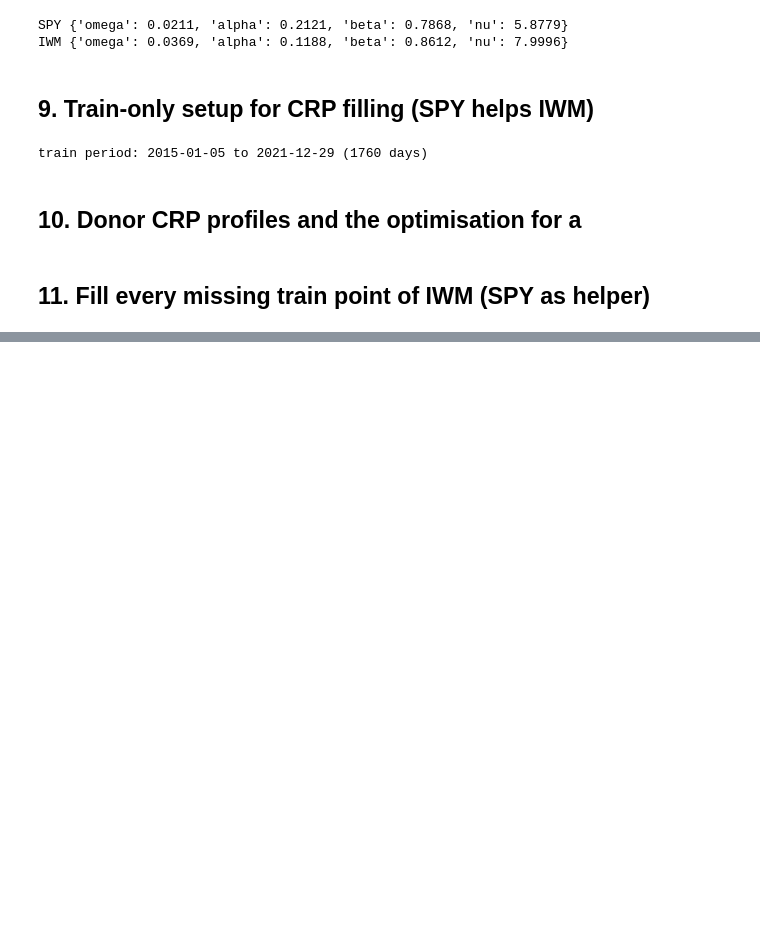
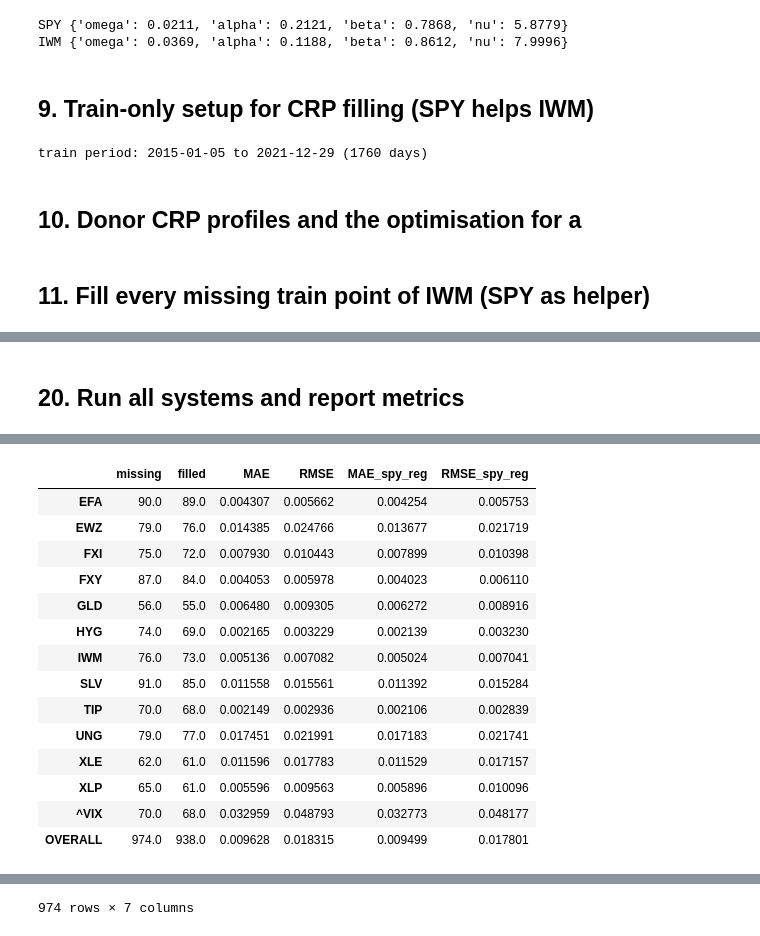
Before and after one commit to Anastasios-Vlachmpeis/RQA_for_Financial_Dynamics, a Jupyter notebook: notebooks/rps4missingDataReconstruction/rps4missingdata.ipynb, the cells around one changed output, grey strips where cells are left out. Drawn from its saved outputs; the diff is of its cells as text; code cells hidden in the pictures; blank space fills up the shorter version.

```diff
--- a/notebooks/rps4missingDataReconstruction/rps4missingdata.ipynb
+++ b/notebooks/rps4missingDataReconstruction/rps4missingdata.ipynb
@@ -793,0 +1073,56 @@ comparison_all
+# %% [markdown]
+## 20. Run all systems and report metrics
+# %%
+all_analog_rows = []
+for product in ALL_TARGETS:
+    ctx = build_analog_context(product)
+    missing_dates = removed_days[product].index[
+        (removed_days[product].index >= TRAIN_DATES.min())
+        & (removed_days[product].index <= TRAIN_END)]
+    n_filled = 0
+    for date in missing_dates:
+        pos = int(TRAIN_DATES.get_loc(date))
+        sig_t = float(sigma_all[product].loc[date])
+        actual = float(returns[product].loc[date])
+        row = {"product": product, "date": date, "actual_return": actual,
+               "pred_return": np.nan, "pred_spy_reg": np.nan,
+               "a_hat": np.nan, "status": "skipped"}
+        pred = predict_analog_product(ctx, pos, BEST_K, BEST_SHRINK)
+        if pred is not None:
+            a_hat, base_a, _resid = pred
+            row.update({"a_hat": a_hat,
+                        "pred_return": a_hat * sig_t,
+                        "pred_spy_reg": base_a * sig_t,
+                        "status": "filled"})
+            n_filled += 1
+        all_analog_rows.append(row)
+    print(f"{product}: {n_filled}/{len(missing_dates)} missing train points filled "
+          f"(beta = {ctx['beta_global']:.3f}, donors = {len(ctx['donor_positions'])})")
+
+analog_all = pd.DataFrame(all_analog_rows)
+filled_all = analog_all[analog_all["status"] == "filled"].copy()
+filled_all["error"] = filled_all["pred_return"] - filled_all["actual_return"]
+filled_all["error_base"] = filled_all["pred_spy_reg"] - filled_all["actual_return"]
+
+def _group_metrics(g):
+    return pd.Series({
+        "missing": int((analog_all["product"] == g.name).sum()) if hasattr(g, "name") else len(g),
+        "filled": len(g),
+        "MAE": float(np.abs(g["error"]).mean()),
+        "RMSE": float(np.sqrt((g["error"] ** 2).mean())),
+        "MAE_spy_reg": float(np.abs(g["error_base"]).mean()),
+        "RMSE_spy_reg": float(np.sqrt((g["error_base"] ** 2).mean())),
+    })
+
+metrics_by_system = filled_all.groupby("product").apply(_group_metrics)
+overall = pd.Series({
+    "missing": len(analog_all), "filled": len(filled_all),
+    "MAE": float(np.abs(filled_all["error"]).mean()),
+    "RMSE": float(np.sqrt((filled_all["error"] ** 2).mean())),
+    "MAE_spy_reg": float(np.abs(filled_all["error_base"]).mean()),
+    "RMSE_spy_reg": float(np.sqrt((filled_all["error_base"] ** 2).mean())),
+}, name="OVERALL")
+metrics_table = pd.concat([metrics_by_system, overall.to_frame().T])
+display(metrics_table)
+analog_all.sort_values(["product", "date"])
+# %% [output]
@@ -793,0 +1142,15 @@ comparison_all
+|  | missing | filled | MAE | RMSE | MAE_spy_reg | RMSE_spy_reg |
+| EFA | 90.0 | 89.0 | 0.004307 | 0.005662 | 0.004254 | 0.005753 |
+| EWZ | 79.0 | 76.0 | 0.014385 | 0.024766 | 0.013677 | 0.021719 |
+| FXI | 75.0 | 72.0 | 0.007930 | 0.010443 | 0.007899 | 0.010398 |
+| FXY | 87.0 | 84.0 | 0.004053 | 0.005978 | 0.004023 | 0.006110 |
+| GLD | 56.0 | 55.0 | 0.006480 | 0.009305 | 0.006272 | 0.008916 |
+| HYG | 74.0 | 69.0 | 0.002165 | 0.003229 | 0.002139 | 0.003230 |
+| IWM | 76.0 | 73.0 | 0.005136 | 0.007082 | 0.005024 | 0.007041 |
+| SLV | 91.0 | 85.0 | 0.011558 | 0.015561 | 0.011392 | 0.015284 |
+| TIP | 70.0 | 68.0 | 0.002149 | 0.002936 | 0.002106 | 0.002839 |
+| UNG | 79.0 | 77.0 | 0.017451 | 0.021991 | 0.017183 | 0.021741 |
+| XLE | 62.0 | 61.0 | 0.011596 | 0.017783 | 0.011529 | 0.017157 |
+| XLP | 65.0 | 61.0 | 0.005596 | 0.009563 | 0.005896 | 0.010096 |
+| ^VIX | 70.0 | 68.0 | 0.032959 | 0.048793 | 0.032773 | 0.048177 |
+| OVERALL | 974.0 | 938.0 | 0.009628 | 0.018315 | 0.009499 | 0.017801 |
@@ -793,0 +1169 @@ comparison_all
+974 rows × 7 columns
```
Also changed, not shown: parts of 26 cells of this notebook, 8 other files.
